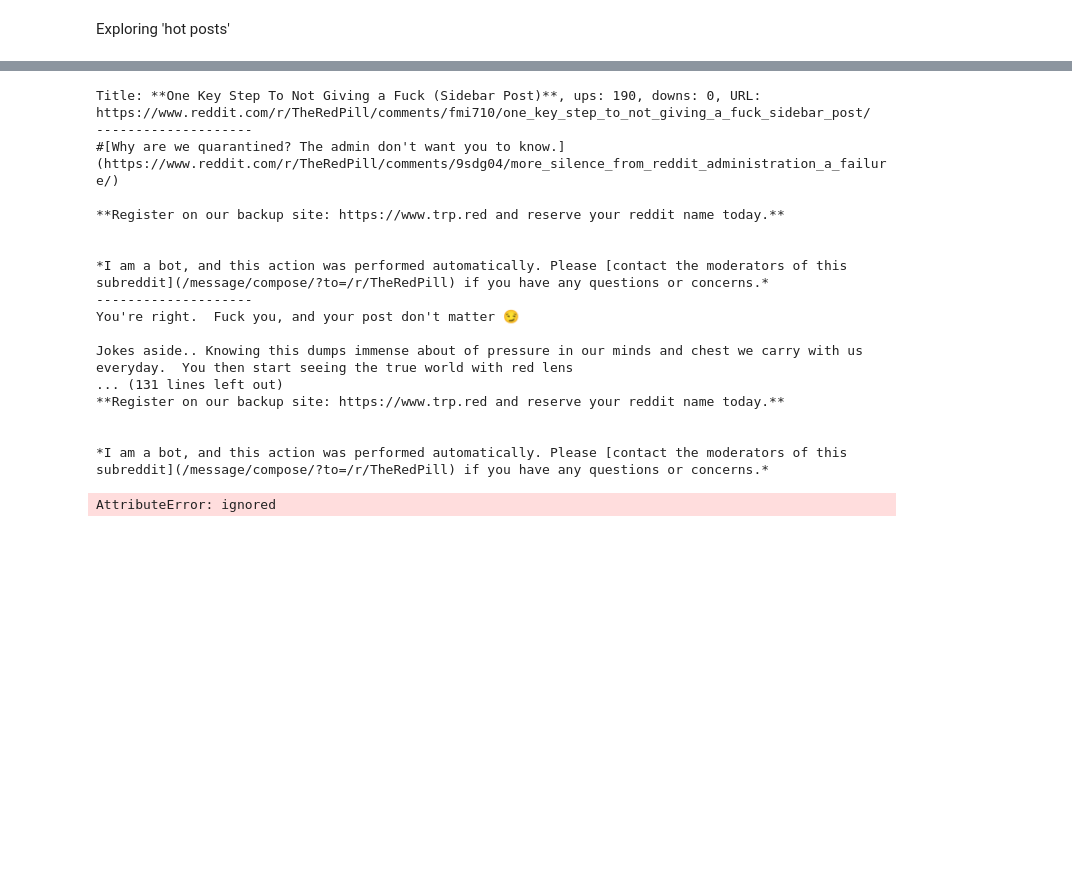
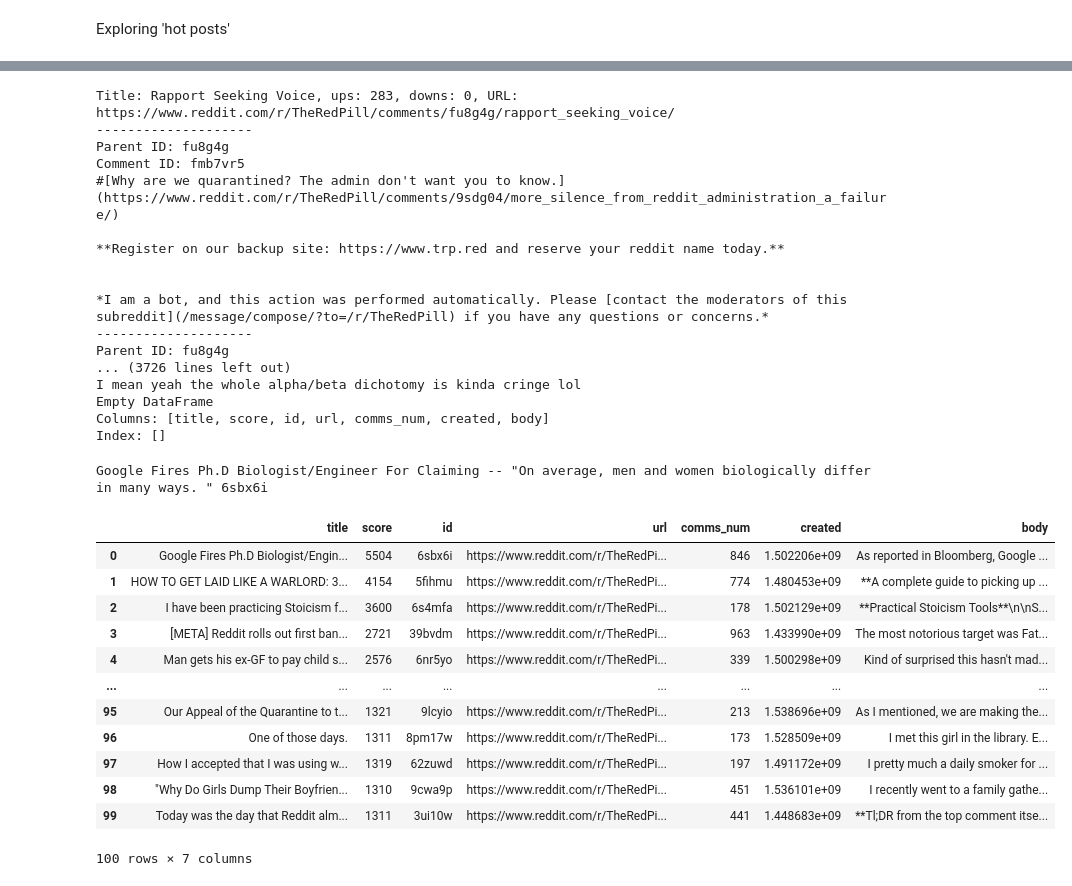
Before and after one commit to allisonkoh/dash-reddit-trp, a Jupyter notebook: code/00_exploring_praw.ipynb, the cells around one changed output, grey strips where cells are left out. Cells and saved outputs as stored; diff of their text form; code cells hidden in the pictures; blank space fills up the shorter version.

```diff
--- a/code/00_exploring_praw.ipynb
+++ b/code/00_exploring_praw.ipynb
@@ -57,18 +59,23 @@ for submission in hot:
                                                           submission.ups,
                                                           submission.downs,
                                                           submission.url))
-    comments = submission.comments
-    for comment in comments:
+    coments = submission.comments.replace_more(limit=0)  # this is to fix the issue posed by lists of comment of reddit being cut off after a certain point where there is then a "load more" button like FB replace more lets us see them
+    for comment in submission.comments.list():
       print (20*'-')
+      print ('Parent ID:', comment.parent())
+      print ('Comment ID:', comment.id)
+
       print(comment.body)
       if len(comment.replies) > 0:
         for reply in comment.replies:
           print('REPLY:',reply.body)
 
-dir(reply)
+#dir(reply)
 # %% [output]
-Title: **One Key Step To Not Giving a Fuck (Sidebar Post)**, ups: 190, downs: 0, URL: https://www.reddit.com/r/TheRedPill/comments/fmi710/one_key_step_to_not_giving_a_fuck_sidebar_post/
+Title: Rapport Seeking Voice, ups: 283, downs: 0, URL: https://www.reddit.com/r/TheRedPill/comments/fu8g4g/rapport_seeking_voice/
 --------------------
+Parent ID: fu8g4g
+Comment ID: fmb7vr5
 #[Why are we quarantined? The admin don't want you to know.](https://www.reddit.com/r/TheRedPill/comments/9sdg04/more_silence_from_reddit_administration_a_failure/)
 
 **Register on our backup site: https://www.trp.red and reserve your reddit name today.**
@@ -76,12 +83,50 @@ Title: **One Key Step To Not Giving a Fuck (Sidebar Post)**, ups: 190, downs: 0,
 
 *I am a bot, and this action was performed automatically. Please [contact the moderators of this subreddit](/message/compose/?to=/r/TheRedPill) if you have any questions or concerns.*
 --------------------
-You're right.  Fuck you, and your post don't matter 😏
-
-Jokes aside.. Knowing this dumps immense about of pressure in our minds and chest we carry with us everyday.  You then start seeing the true world with red lens
-... (131 lines left out)
-**Register on our backup site: https://www.trp.red and reserve your reddit name today.**
-
-
-*I am a bot, and this action was performed automatically. Please [contact the moderators of this subreddit](/message/compose/?to=/r/TheRedPill) if you have any questions or concerns.*
+Parent ID: fu8g4g
+... (3726 lines left out)
+I mean yeah the whole alpha/beta dichotomy is kinda cringe lol
+Empty DataFrame
+Columns: [title, score, id, url, comms_num, created, body]
+Index: []
-AttributeError: ignored
+# %%
+#TOP
+
+top_subreddit = subreddit.top()
+
+for submission in subreddit.top(limit=1):
+    print(submission.title, submission.id)
+
+topics_dict = { "title":[],
+                "score":[],
+                "id":[], "url":[],
+                "comms_num": [],
+                "created": [],
+                "body":[]}
+
+for submission in top_subreddit:
+    topics_dict["title"].append(submission.title)
+    topics_dict["score"].append(submission.score)
+    topics_dict["id"].append(submission.id)
+    topics_dict["url"].append(submission.url)
+    topics_dict["comms_num"].append(submission.num_comments)
+    topics_dict["created"].append(submission.created)
+    topics_dict["body"].append(submission.selftext)
+
+topics_data = pd.DataFrame(topics_dict)
+topics_data
+# %% [output]
+Google Fires Ph.D Biologist/Engineer For Claiming -- "On average, men and women biologically differ in many ways. " 6sbx6i
+|  | title | score | id | url | comms_num | created | body |
+| 0 | Google Fires Ph.D Biologist/Engin... | 5504 | 6sbx6i | https://www.reddit.com/r/TheRedPi... | 846 | 1.502206e+09 | As reported in Bloomberg, Google ... |
+| 1 | HOW TO GET LAID LIKE A WARLORD: 3... | 4154 | 5fihmu | https://www.reddit.com/r/TheRedPi... | 774 | 1.480453e+09 | **A complete guide to picking up ... |
+| 2 | I have been practicing Stoicism f... | 3600 | 6s4mfa | https://www.reddit.com/r/TheRedPi... | 178 | 1.502129e+09 | **Practical Stoicism Tools**\n\nS... |
+| 3 | [META] Reddit rolls out first ban... | 2721 | 39bvdm | https://www.reddit.com/r/TheRedPi... | 963 | 1.433990e+09 | The most notorious target was Fat... |
+| 4 | Man gets his ex-GF to pay child s... | 2576 | 6nr5yo | https://www.reddit.com/r/TheRedPi... | 339 | 1.500298e+09 | Kind of surprised this hasn't mad... |
+| ... | ... | ... | ... | ... | ... | ... | ... |
+| 95 | Our Appeal of the Quarantine to t... | 1321 | 9lcyio | https://www.reddit.com/r/TheRedPi... | 213 | 1.538696e+09 | As I mentioned, we are making the... |
+| 96 | One of those days. | 1311 | 8pm17w | https://www.reddit.com/r/TheRedPi... | 173 | 1.528509e+09 | I met this girl in the library. E... |
+| 97 | How I accepted that I was using w... | 1319 | 62zuwd | https://www.reddit.com/r/TheRedPi... | 197 | 1.491172e+09 | I pretty much a daily smoker for ... |
+| 98 | "Why Do Girls Dump Their Boyfrien... | 1310 | 9cwa9p | https://www.reddit.com/r/TheRedPi... | 451 | 1.536101e+09 | I recently went to a family gathe... |
+| 99 | Today was the day that Reddit alm... | 1311 | 3ui10w | https://www.reddit.com/r/TheRedPi... | 441 | 1.448683e+09 | **Tl;DR from the top comment itse... |
+100 rows × 7 columns
```
Also changed, not shown: parts of 8 cells of this notebook.
